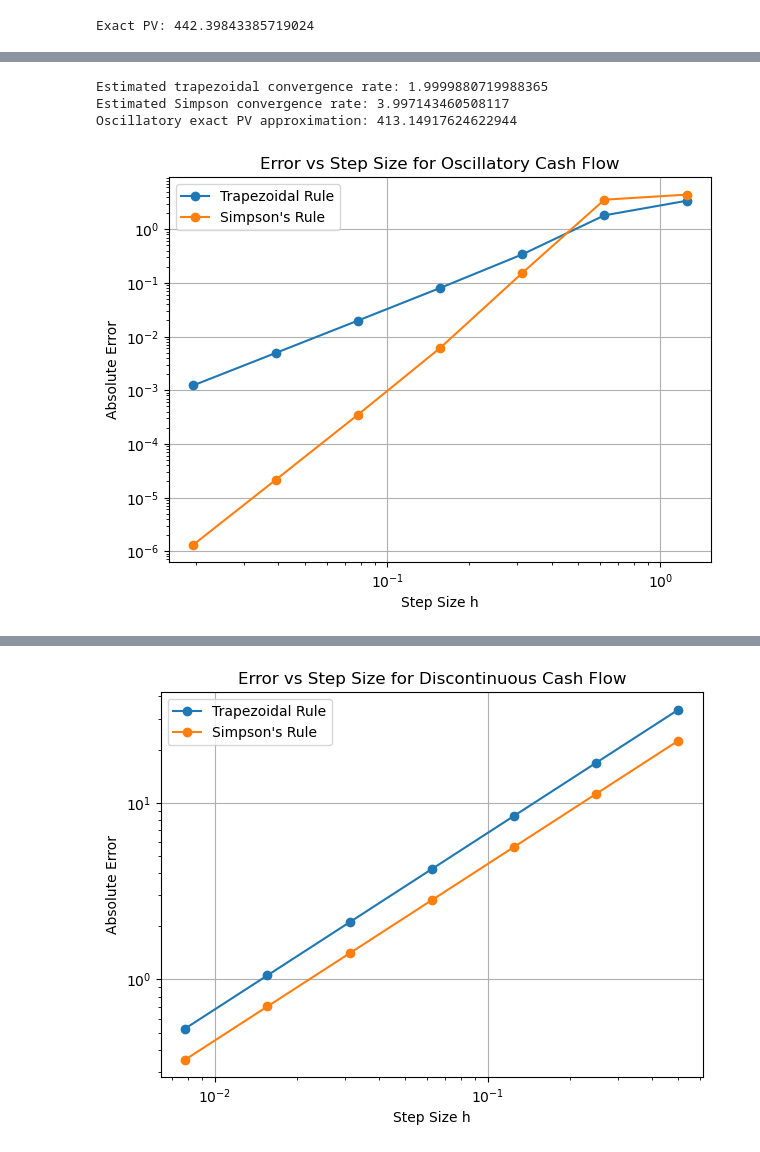
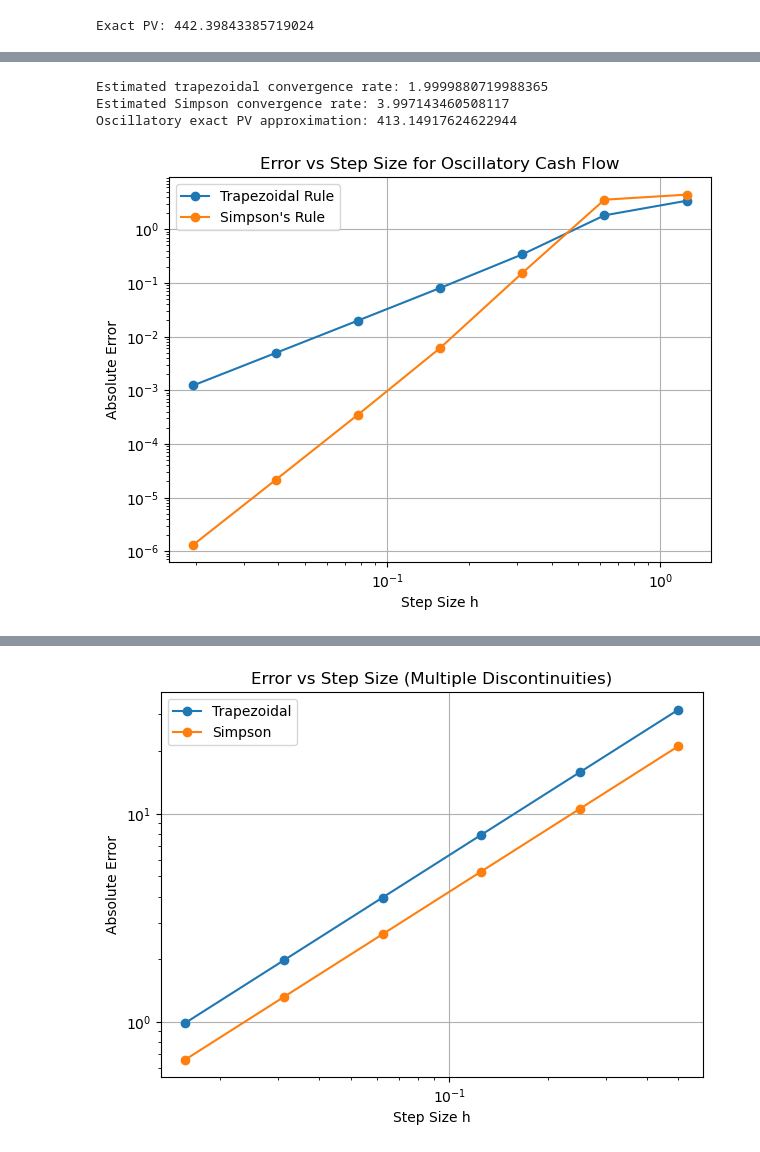
Before and after one commit to jsmarch4/Comp-Math-Numerical-Analysis-Project, a Jupyter notebook: CMProject_Analysis_of_Trapezoidal_and_Simpsons.ipynb, the cells around one changed output, grey strips where cells are left out. Saved outputs shown, nothing was run; the diff lists cells and outputs as text; code cells hidden in the pictures.

```diff
--- a/CMProject_Analysis_of_Trapezoidal_and_Simpsons.ipynb
+++ b/CMProject_Analysis_of_Trapezoidal_and_Simpsons.ipynb
@@ -196,78 +196,86 @@ print("Oscillatory Simpson convergence rate:", osc_simp_slope)
 # ============================================================
 # C) Discontinuous / Piecewise Cash Flow Example
 # C(t) = 200 for 0 <= t < 1
-#      = 100 for 1 <= t < 2
-#      = 50  for 2 <= t <= 3
+#      = 150 for 1 <= t < 2
+#      = 100 for 2 <= t <= 3
+#      = 75  for 3 <= t <= 4
+#      = 50  for 4 <= t <= 5
 # PV = integral from 0 to 3 of C(t)e^(-rt) dt
 # ============================================================
 
 r = 0.08
-T_disc = 3
+T_multi = 5
 
-def discontinuous_discounted_cash_flow(t):
+def discontinuous_multi_cash_flow(t):
     C = np.piecewise(
         t,
         [
             (t >= 0) & (t < 1),
             (t >= 1) & (t < 2),
-            (t >= 2) & (t <= 3)
+            (t >= 2) & (t < 3),
+            (t >= 3) & (t < 4),
+            (t >= 4) & (t <= 5)
         ],
-        [200, 100, 50]
+        [200, 150, 100, 75, 50]
     )
     return C * np.exp(-r * t)
 
-# Exact PV computed piece by piece
-exact_pv_disc = (
+# Exact PV (piecewise analytical)
+
+exact_pv_multi = (
     200 * (1 - np.exp(-r * 1)) / r
-    + 100 * (np.exp(-r * 1) - np.exp(-r * 2)) / r
-    + 50 * (np.exp(-r * 2) - np.exp(-r * 3)) / r
+    + 150 * (np.exp(-r * 1) - np.exp(-r * 2)) / r
+    + 100 * (np.exp(-r * 2) - np.exp(-r * 3)) / r
+    + 75  * (np.exp(-r * 3) - np.exp(-r * 4)) / r
+    + 50  * (np.exp(-r * 4) - np.exp(-r * 5)) / r
 )
 
-n_values_disc = [6, 12, 24, 48, 96, 192, 384]
-disc_results = []
+print("Exact PV (multi discontinuous):", exact_pv_multi)
 
-for n in n_values_disc:
-    h = T_disc / n
-    trap_pv = trapezoidal_rule(discontinuous_discounted_cash_flow, 0, T_disc, n)
-    simp_pv = simpsons_rule(discontinuous_discounted_cash_flow, 0, T_disc, n)
-    disc_results.append({
+n_values_multi = [10, 20, 40, 80, 160, 320]
+multi_results = []
+
+for n in n_values_multi:
+    h = T_multi / n
+    trap_pv = trapezoidal_rule(discontinuous_multi_cash_flow, 0, T_multi, n)
+    simp_pv = simpsons_rule(discontinuous_multi_cash_flow, 0, T_multi, n)
+
+    multi_results.append({
         "n": n,
         "h": h,
         "Trapezoidal PV": trap_pv,
-        "Trapezoidal Error": abs(trap_pv - exact_pv_disc),
+        "Trapezoidal Error": abs(trap_pv - exact_pv_multi),
         "Simpson PV": simp_pv,
-        "Simpson Error": abs(simp_pv - exact_pv_disc)
+        "Simpson Error": abs(simp_pv - exact_pv_multi)
     })
 
-disc_df = pd.DataFrame(disc_results)
-print("Discontinuous exact PV:", exact_pv_disc)
-disc_df
+multi_df = pd.DataFrame(multi_results)
+multi_df
 
-# Plot error vs step size for discontinuous cash flow
 plt.figure(figsize=(7, 5))
-plt.loglog(disc_df["h"], disc_df["Trapezoidal Error"], marker="o", label="Trapezoidal Rule")
-plt.loglog(disc_df["h"], disc_df["Simpson Error"], marker="o", label="Simpson's Rule")
+plt.loglog(multi_df["h"], multi_df["Trapezoidal Error"], marker="o", label="Trapezoidal")
+plt.loglog(multi_df["h"], multi_df["Simpson Error"], marker="o", label="Simpson")
 plt.xlabel("Step Size h")
 plt.ylabel("Absolute Error")
-plt.title("Error vs Step Size for Discontinuous Cash Flow")
+plt.title("Error vs Step Size (Multiple Discontinuities)")
 plt.legend()
 plt.grid(True)
 plt.show()
 
-# Estimate convergence rates for discontinuous cash flow
-disc_trap_slope = np.polyfit(
-    np.log(disc_df["h"]),
-    np.log(disc_df["Trapezoidal Error"]),
-    1
-)[0]
-disc_simp_slope = np.polyfit(
-    np.log(disc_df["h"]),
-    np.log(disc_df["Simpson Error"]),
+multi_trap_slope = np.polyfit(
+    np.log(multi_df["h"]),
+    np.log(multi_df["Trapezoidal Error"]),
     1
 )[0]
 
-print("Discontinuous trapezoidal convergence rate:", disc_trap_slope)
-print("Discontinuous Simpson convergence rate:", disc_simp_slope)
+multi_simp_slope = np.polyfit(
+    np.log(multi_df["h"]),
+    np.log(multi_df["Simpson Error"]),
+    1
+)[0]
+
+print("Trapezoidal convergence (multi):", multi_trap_slope)
+print("Simpson convergence (multi):", multi_simp_slope)
 # %% [output]
 Exact PV: 442.39843385719024
 [figure]
@@ -281 +289 @@ Discontinuous exact PV: 321.8722857462273
-[figure, old version]
+[figure, new version]
```
Also changed, not shown: parts of 1 cell of this notebook.
